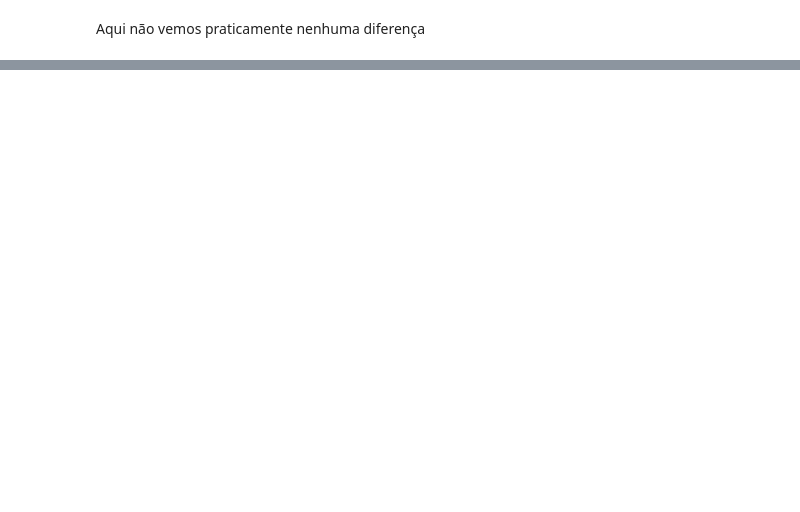
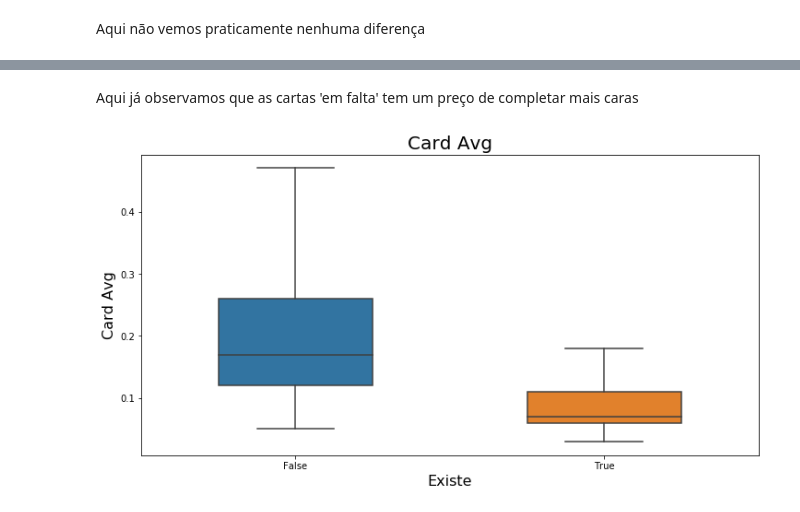
Before and after one commit to Zorug/Steam-Stuff, a Jupyter notebook: Steam_analisando_dados.ipynb, the cells around one changed output, grey strips where cells are left out. Saved outputs shown, nothing was run; the diff lists cells and outputs as text; code cells hidden in the pictures; blank space fills up the shorter version.

```diff
--- a/Steam_analisando_dados.ipynb
+++ b/Steam_analisando_dados.ipynb
@@ -210,0 +180,6 @@ ax
+# %% [markdown]
+Aqui já observamos que as cartas 'em falta' tem um preço de completar mais caras
+# %%
+compare_boxplot('Card Avg')
+# %% [output]
+[figure, added]
```
Also changed, not shown: parts of 14 cells of this notebook.
